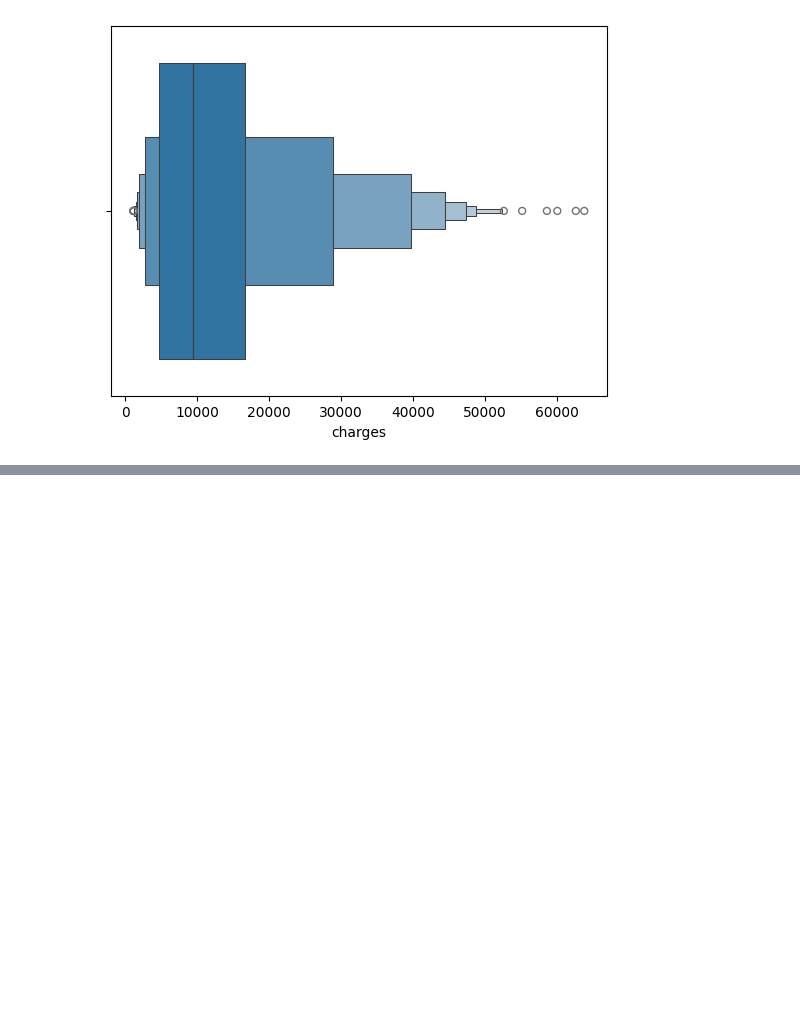
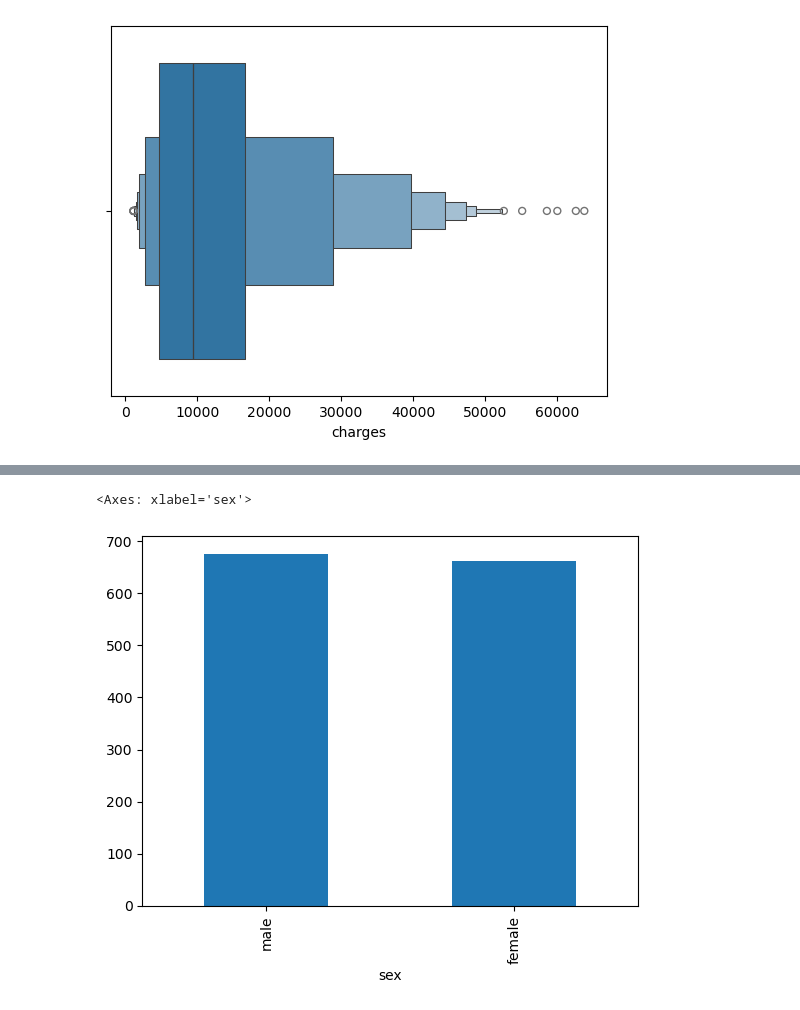
Before and after one commit to tania-saburova/data_analytics, a Jupyter notebook: Regression/Regression.ipynb, the cells around one changed output, grey strips where cells are left out. Saved outputs shown, nothing was run; the diff lists cells and outputs as text; code cells hidden in the pictures; blank space fills up the shorter version.

```diff
--- a/Regression/Regression.ipynb
+++ b/Regression/Regression.ipynb
@@ -45,0 +61,5 @@ sns.boxenplot(x=insurance['charges'])
+# %%
+insurance['sex'].value_counts().plot.bar()
+# %% [output]
+<Axes: xlabel='sex'>
+[figure, added]
```
Also changed, not shown: parts of 4 cells of this notebook, 5 other files.
